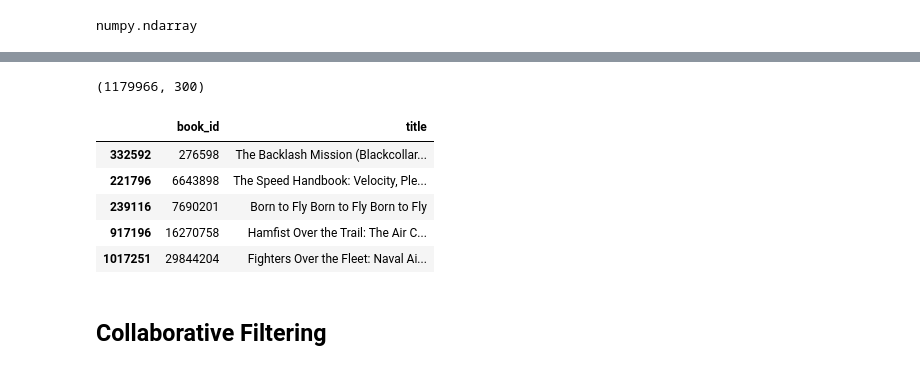
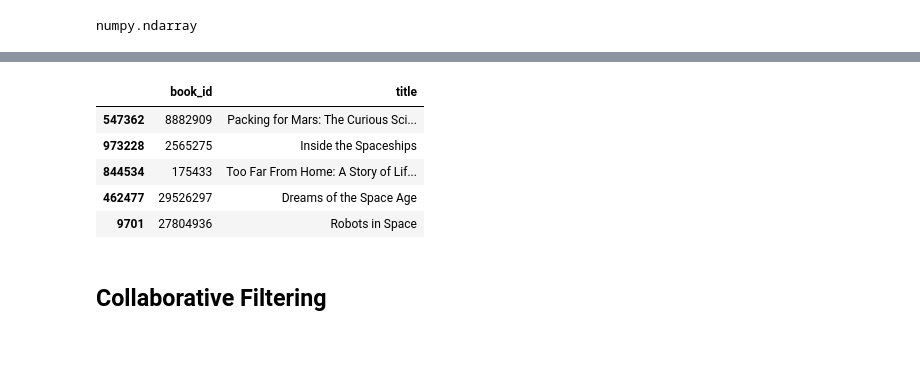
Before and after one commit to gleblevchyshyn/diplom, a Jupyter notebook: apps/recommendations/datasets/recs.ipynb, the cells around one changed output, grey strips where cells are left out. Saved outputs shown, nothing was run; the diff lists cells and outputs as text; code cells hidden in the pictures.

```diff
--- a/apps/recommendations/datasets/recs.ipynb
+++ b/apps/recommendations/datasets/recs.ipynb
@@ -131,7 +121,7 @@ books.iloc[0].glove_description.shape
 # %%
 books.to_pickle('glove_books.pkl')
 # %%
-books = pd.read_csv('glove_books.csv')
+books = pd.read_pickle('glove_books.pkl')
 # %%
 books.head(10)
 # %% [output]
@@ -177,6 +150,4 @@ array([[-0.10919455, -0.02343459, -0.00643954, ...,  0.03146792,
 # %%
 embeddings.shape
-# %% [output]
-(1179966, 300)
 # %%
 from sklearn.metrics.pairwise import cosine_similarity
@@ -189,15 +160,15 @@ def search(query):
   indices = np.argpartition(similarity, -50)[-50:]
   results = books.iloc[indices]
   return results[['book_id', 'title']].head(5)
-# %%
-search("Speed force")
-# %% [output]
-|  | book_id | title |
-| 332592 | 276598 | The Backlash Mission (Blackcollar... |
-| 221796 | 6643898 | The Speed Handbook: Velocity, Ple... |
-| 239116 | 7690201 | Born to Fly Born to Fly Born to Fly |
-| 917196 | 16270758 | Hamfist Over the Trail: The Air C... |
-| 1017251 | 29844204 | Fighters Over the Fleet: Naval Ai... |
+# %%
+search("Space Travelling")
+# %% [output]
+|  | book_id | title |
+| 547362 | 8882909 | Packing for Mars: The Curious Sci... |
+| 973228 | 2565275 | Inside the Spaceships |
+| 844534 | 175433 | Too Far From Home: A Story of Lif... |
+| 462477 | 29526297 | Dreams of the Space Age |
+| 9701 | 27804936 | Robots in Space |
 # %% [markdown]
 ## Collaborative Filtering
 # %%
```
Also changed, not shown: parts of 29 cells of this notebook, 14 other files.
